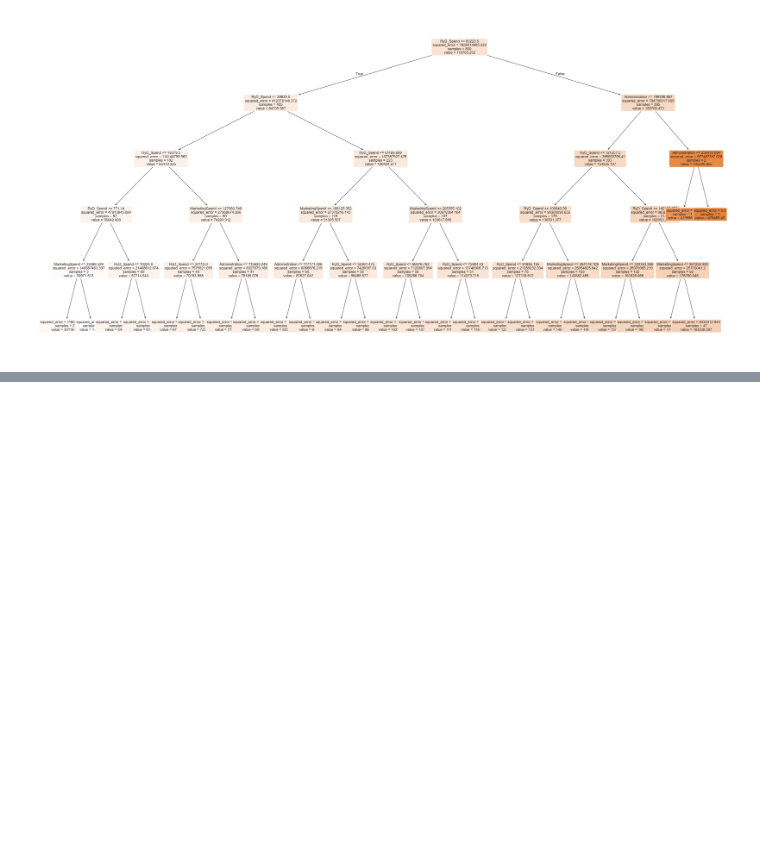
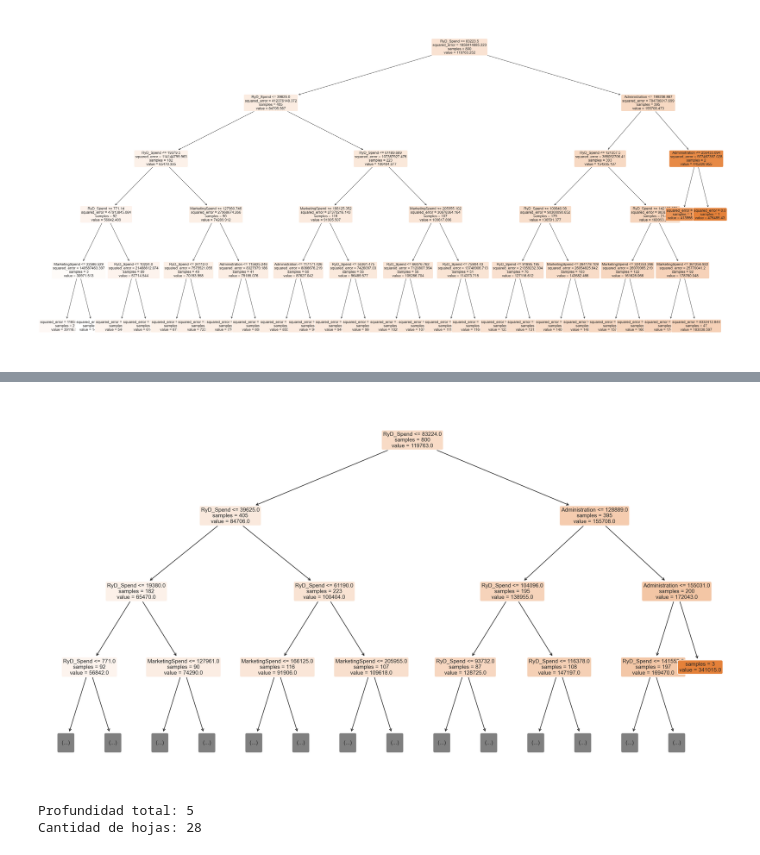
Before and after one commit to Fabrote/Classification-and-Regression-Trees, a Jupyter notebook: MD-TP2_TAPIA-PALACIO.ipynb, the cells around one changed output, grey strips where cells are left out. Saved outputs shown, nothing was run; the diff lists cells and outputs as text; code cells hidden in the pictures; blank space fills up the shorter version.

Commit message:
Modificaciones en Tree

```diff
--- a/MD-TP2_TAPIA-PALACIO.ipynb
+++ b/MD-TP2_TAPIA-PALACIO.ipynb
@@ -362,0 +429,27 @@ plt.show()
+# %%
+import matplotlib.pyplot as plt
+from sklearn.tree import plot_tree
+
+feat_names = ['RyD_Spend','Administration','MarketingSpend',
+              'State_California','State_Florida','State_New York']
+
+plt.figure(figsize=(16, 9), dpi=200)
+plot_tree(
+    tree_simple,
+    feature_names=feat_names,
+    filled=True,
+    rounded=True,
+    max_depth=3,          # solo los 3 primeros niveles para claridad
+    impurity=False,       # oculta MSE en nodos
+    fontsize=9,
+    precision=0           # sin decimales en valores
+)
+plt.tight_layout()
+plt.savefig('arbol_regresion.png', dpi=300, bbox_inches='tight')
+plt.show()
+print('Profundidad total:', tree_simple.get_depth())
+print('Cantidad de hojas:', tree_simple.get_n_leaves())
+# %% [output]
+[figure, added]
+Profundidad total: 5
+Cantidad de hojas: 28
```
Also changed, not shown: parts of 19 cells of this notebook, 3 other files.
